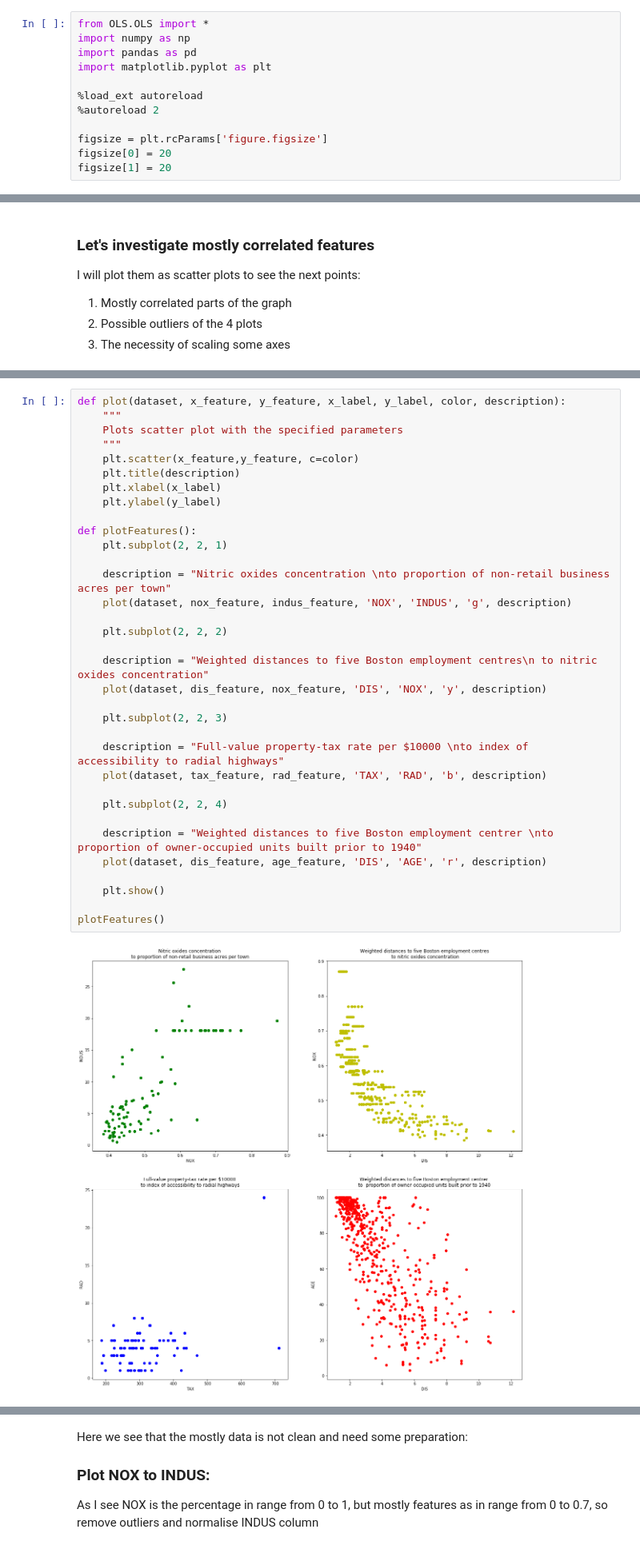
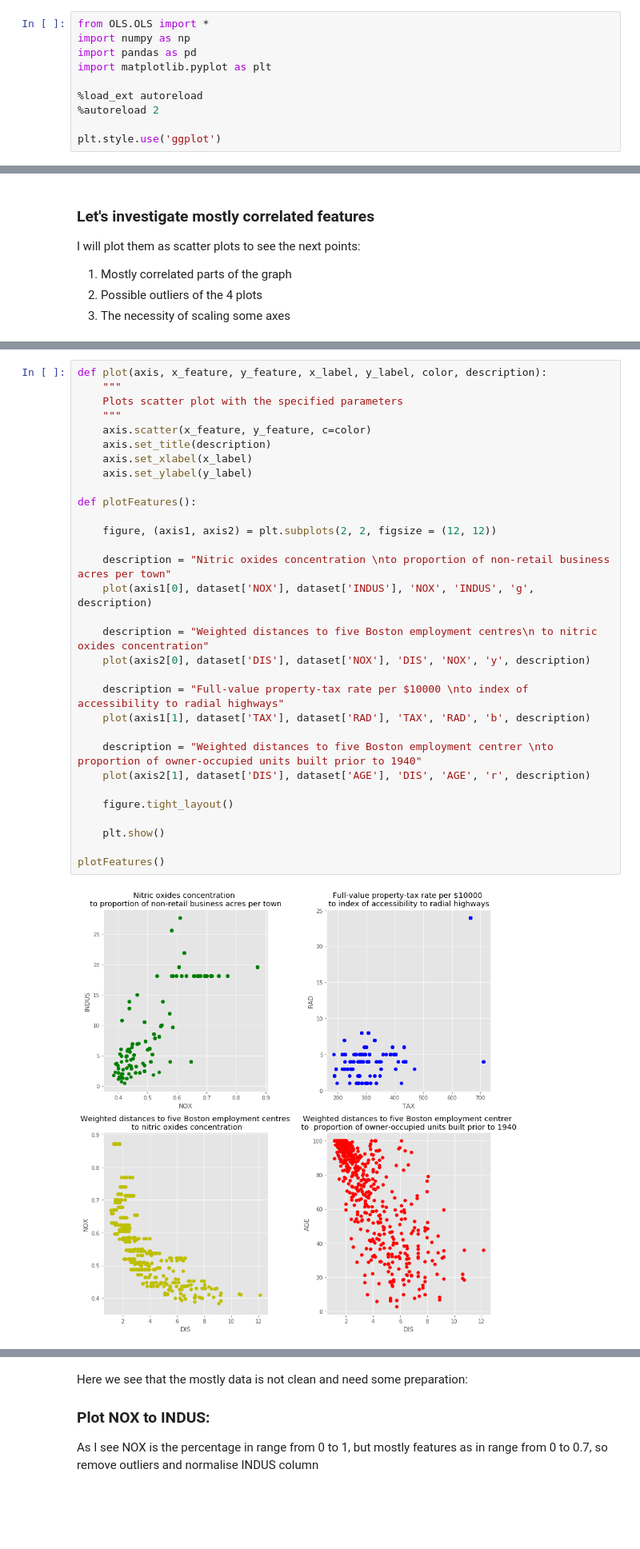
Before and after one commit to yura-hb/BI-PYT-OLS, a Jupyter notebook: semestral_work/EDA.ipynb, the cells around one changed output, grey strips where cells are left out. Shown at 80% size. Saved outputs shown, nothing was run; the diff lists cells and outputs as text; blank space fills up the shorter version.

```diff
--- a/semestral_work/EDA.ipynb
+++ b/semestral_work/EDA.ipynb
@@ -7,9 +7,7 @@ import matplotlib.pyplot as plt
 %load_ext autoreload
 %autoreload 2
 
-figsize = plt.rcParams['figure.figsize']
-figsize[0] = 20
-figsize[1] = 20
+plt.style.use('ggplot')
 # %% [markdown]
 ## Import data for EDA
 
@@ -156,36 +110,33 @@ age_feature = dataset['AGE']
 # %%
-def plot(dataset, x_feature, y_feature, x_label, y_label, color, description):
+def plot(axis, x_feature, y_feature, x_label, y_label, color, description):
     """
     Plots scatter plot with the specified parameters
     """
-    plt.scatter(x_feature,y_feature, c=color)
-    plt.title(description)
-    plt.xlabel(x_label)
-    plt.ylabel(y_label)
+    axis.scatter(x_feature, y_feature, c=color)
+    axis.set_title(description)
+    axis.set_xlabel(x_label)
+    axis.set_ylabel(y_label)
 
 def plotFeatures():
-    plt.subplot(2, 2, 1)
+
+    figure, (axis1, axis2) = plt.subplots(2, 2, figsize = (12, 12))
 
     description = "Nitric oxides concentration \nto proportion of non-retail business acres per town"
-    plot(dataset, nox_feature, indus_feature, 'NOX', 'INDUS', 'g', description)
-
-    plt.subplot(2, 2, 2)
+    plot(axis1[0], dataset['NOX'], dataset['INDUS'], 'NOX', 'INDUS', 'g', description)
 
     description = "Weighted distances to five Boston employment centres\n to nitric oxides concentration"
-    plot(dataset, dis_feature, nox_feature, 'DIS', 'NOX', 'y', description)
-
-    plt.subplot(2, 2, 3)
+    plot(axis2[0], dataset['DIS'], dataset['NOX'], 'DIS', 'NOX', 'y', description)
 
     description = "Full-value property-tax rate per $10000 \nto index of accessibility to radial highways"
-    plot(dataset, tax_feature, rad_feature, 'TAX', 'RAD', 'b', description)
-
-    plt.subplot(2, 2, 4)
+    plot(axis1[1], dataset['TAX'], dataset['RAD'], 'TAX', 'RAD', 'b', description)
 
     description = "Weighted distances to five Boston employment centrer \nto  proportion of owner-occupied units built prior to 1940"
-    plot(dataset, dis_feature, age_feature, 'DIS', 'AGE', 'r', description)
+    plot(axis2[1], dataset['DIS'], dataset['AGE'], 'DIS', 'AGE', 'r', description)
+
+    figure.tight_layout()
 
     plt.show()
 
 plotFeatures()
 # %% [output]
-[figure, old version]
+[figure, new version]
```
Also changed, not shown: parts of 28 cells of this notebook, 12 other files.
